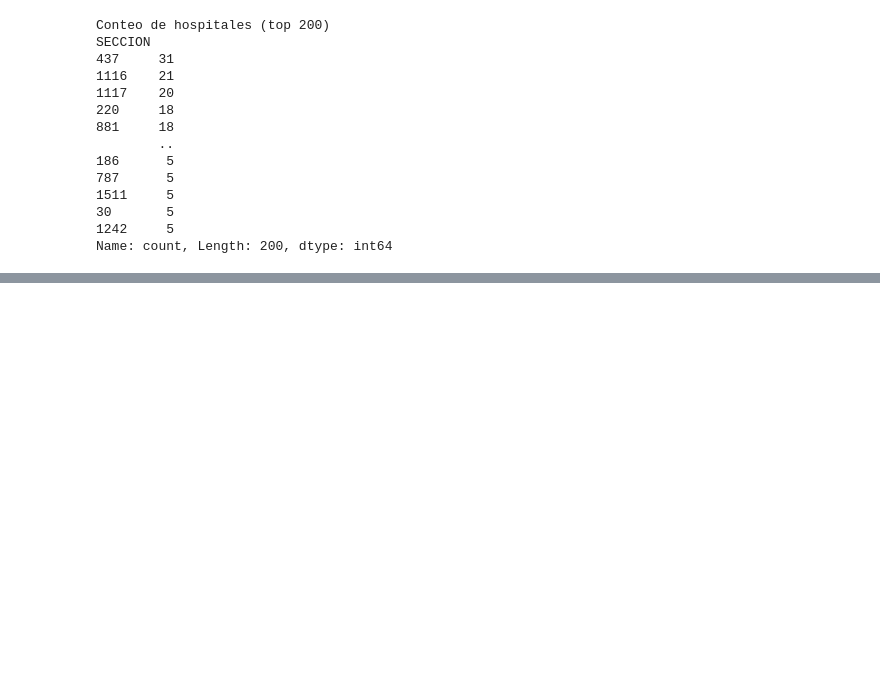
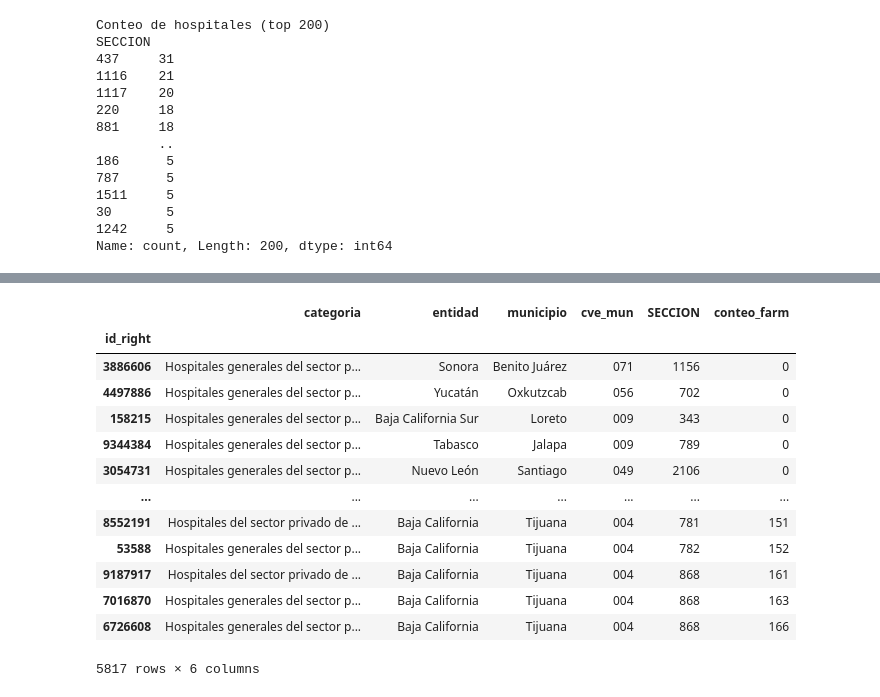
Before and after one commit to guillermoArr/Dataton_2024, a Jupyter notebook: src/puntos_interes.ipynb, the cells around one changed output, grey strips where cells are left out. Cells and saved outputs as stored; diff of their text form; code cells hidden in the pictures; blank space fills up the shorter version.

Commit message:
buff hospitales

```diff
--- a/src/puntos_interes.ipynb
+++ b/src/puntos_interes.ipynb
@@ -11,6 +11,8 @@ import numpy as np
 import pandas as pd
     # Manejo de información geoespacial
 import geopandas as gpd
+import pyproj
+from shapely.ops import transform
     # Manejo de archivos y directorios del Sistema Operativo
 import os
     # Visualizaciones
@@ -20,7 +22,7 @@ import seaborn
 # Definimos directorios automatizados
 CURRENT_PATH = os.getcwd()
 GENERAL_PATH = os.path.dirname(CURRENT_PATH)
-DATA_PATH = os.path.join(GENERAL_PATH, "data_farmacias")
+DATA_PATH = os.path.join(GENERAL_PATH, "data")
 # %% [markdown]
 ## Farmacias
 # %%
@@ -236,7 +238,7 @@ plt.show()
 # %%
 # Cargamos los datos de secciones electorales
 
-seccion_path = os.path.join(DATA_PATH, 'secciones_shp')
+seccion_path = os.path.join(DATA_PATH, 'SHAPEFILE')
 secciones = gpd.read_file(os.path.join(seccion_path, 'SECCION.shp'))
 secciones.set_index('ID', inplace=True)
 print(secciones.shape)
@@ -701,0 +706,13 @@ Name: count, Length: 200, dtype: int64
+# %%
+buff_hospitales = seccion_hospitales_completo.copy()
+
+buff_hospitales = buff_hospitales.to_crs("EPSG:4326")
+
+# Project to a local UTM zone for accurate distance measurements
+buff_hospitales = buff_hospitales.to_crs(buff_hospitales.estimate_utm_crs())
+
+# Create a 1 km buffer
+buff_hospitales['geometry'] = buff_hospitales['geometry'].buffer(1000)
+
+# Project back to the original coordinate system
+buff_hospitales = buff_hospitales.to_crs("EPSG:4326")
@@ -701,0 +726,18 @@ Name: count, Length: 200, dtype: int64
+# %%
+# Ajustamos ambos sistemas de medición
+buff_hospitales = buff_hospitales.to_crs(data_farmacias.crs)
+
+# Buscamos unir los datasets según aquellas farmacias que caigan dentro de los polígonos (buffer de hospitales)
+farm_per_hosp = gpd.sjoin(data_farmacias, buff_hospitales, how='inner', predicate='within')
+print(len(farm_per_hosp))
+
+# Contamos farmacias por hospital
+cont_farm_p_hosp = farm_per_hosp.groupby('id_right').size().reset_index(name='conteo_farm')
+
+# Regresamos al dataset original con un merge con mayor importancia a los hospitales
+result = buff_hospitales.merge(cont_farm_p_hosp, left_index=True, right_on='id_right', how='left')
+
+# LLenamos los valores faltantes con 0 (aquellos hospitales que no tuvieron ninguna farmacia cercana)
+result['conteo_farm'] = result['conteo_farm'].fillna(0)
+result.set_index('id_right', inplace=True)
+result.conteo_farm = result.conteo_farm.astype('int64')
@@ -701,0 +781,17 @@ Name: count, Length: 200, dtype: int64
+# %%
+result[['categoria', 'entidad', 'municipio', 'cve_mun','SECCION','conteo_farm']].sort_values(by='conteo_farm', ascending=True)
+# %% [output]
+|  | categoria | entidad | municipio | cve_mun | SECCION | conteo_farm |
+| id_right |  |  |  |  |  |  |
+| 3886606 | Hospitales generales del sector p... | Sonora | Benito Juárez | 071 | 1156 | 0 |
+| 4497886 | Hospitales generales del sector p... | Yucatán | Oxkutzcab | 056 | 702 | 0 |
+| 158215 | Hospitales generales del sector p... | Baja California Sur | Loreto | 009 | 343 | 0 |
+| 9344384 | Hospitales generales del sector p... | Tabasco | Jalapa | 009 | 789 | 0 |
+| 3054731 | Hospitales generales del sector p... | Nuevo León | Santiago | 049 | 2106 | 0 |
+| ... | ... | ... | ... | ... | ... | ... |
+| 8552191 | Hospitales del sector privado de ... | Baja California | Tijuana | 004 | 781 | 151 |
+| 53588 | Hospitales generales del sector p... | Baja California | Tijuana | 004 | 782 | 152 |
+| 9187917 | Hospitales del sector privado de ... | Baja California | Tijuana | 004 | 868 | 161 |
+| 7016870 | Hospitales generales del sector p... | Baja California | Tijuana | 004 | 868 | 163 |
+| 6726608 | Hospitales generales del sector p... | Baja California | Tijuana | 004 | 868 | 166 |
+5817 rows × 6 columns
```
Also changed, not shown: parts of 6 cells of this notebook.
